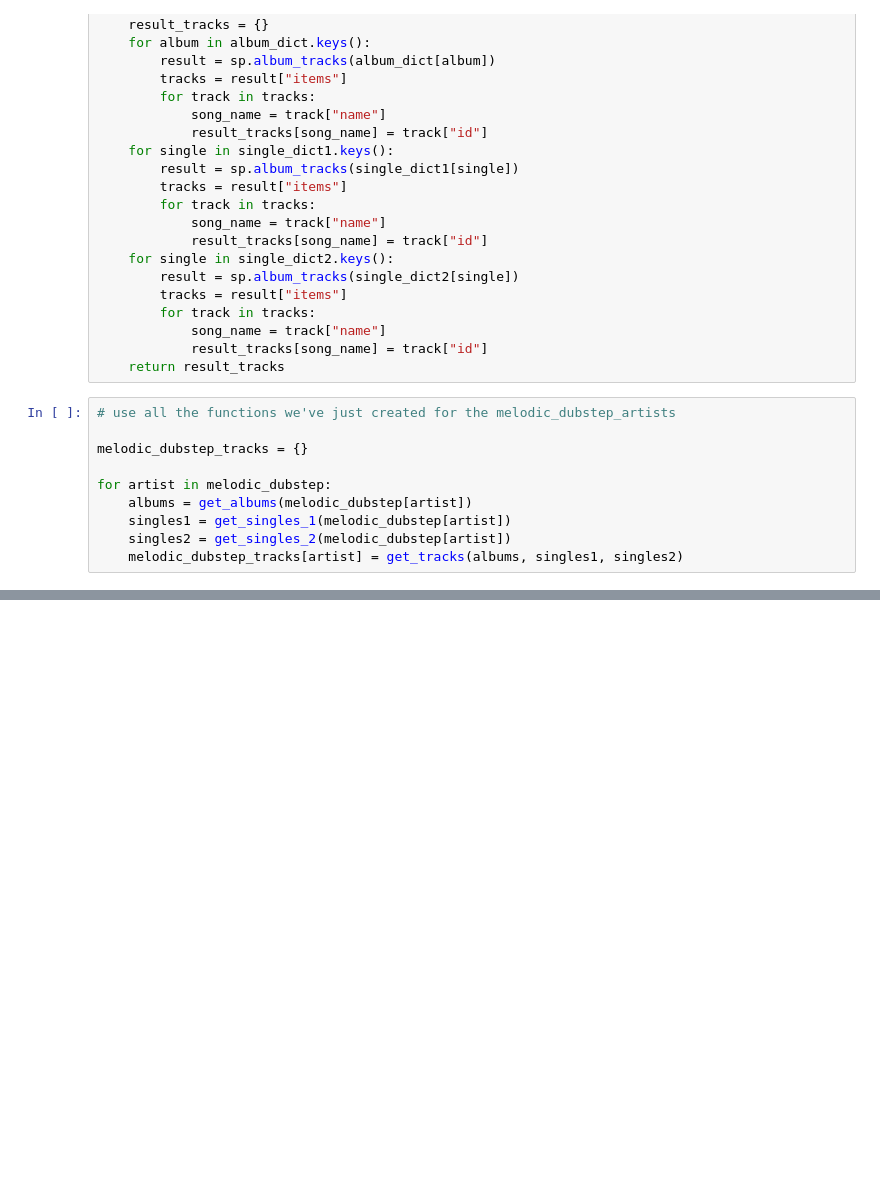
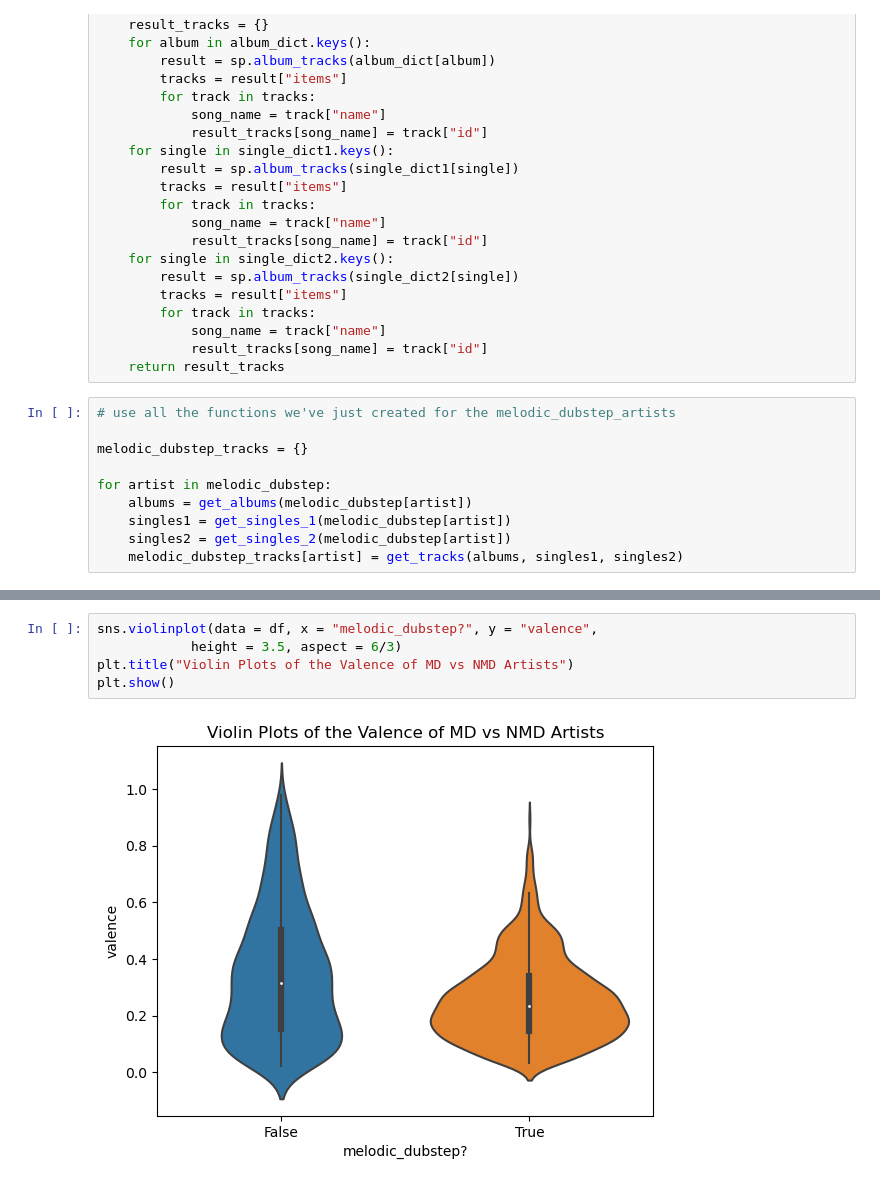
Before and after one commit to dtjunior8/EDM_Classifier, a Jupyter notebook: Untitled.ipynb, the cells around one changed output, grey strips where cells are left out. Drawn from its saved outputs; the diff is of its cells as text; blank space fills up the shorter version.

```diff
--- a/Untitled.ipynb
+++ b/Untitled.ipynb
@@ -170,0 +370,7 @@ for artist in melodic_dubstep_tracks.keys():
+# %%
+sns.violinplot(data = df, x = "melodic_dubstep?", y = "valence",
+            height = 3.5, aspect = 6/3)
+plt.title("Violin Plots of the Valence of MD vs NMD Artists")
+plt.show()
+# %% [output]
+[figure, added]
```
Also changed, not shown: parts of 48 cells of this notebook, 1 other file.
